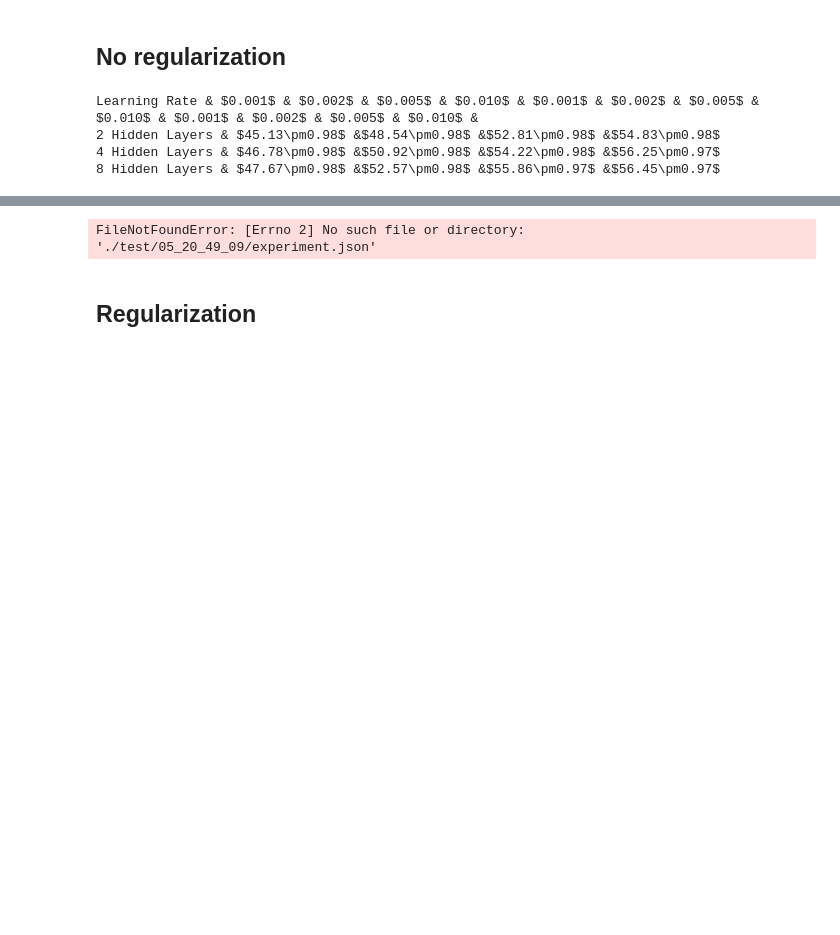
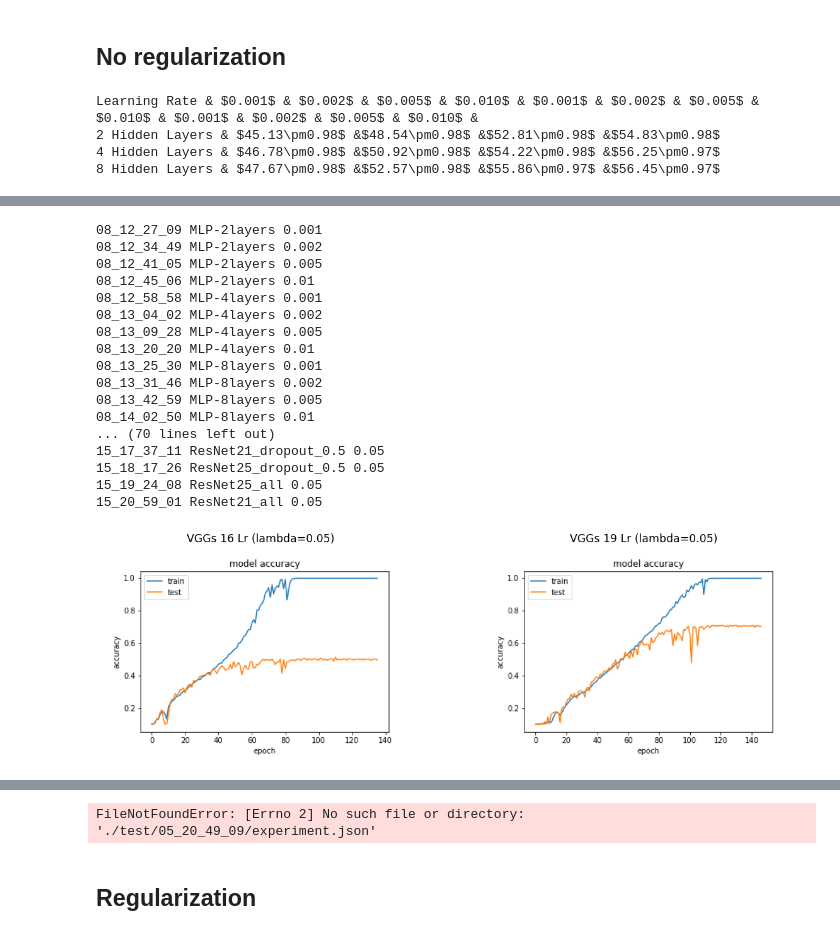
Before and after one commit to MiguelTaibo/MLLB-DL-Project, a Jupyter notebook: 4_1_MLPgraphs.ipynb, the cells around one changed output, grey strips where cells are left out. Drawn from its saved outputs; the diff is of its cells as text; code cells hidden in the pictures; blank space fills up the shorter version.

```diff
--- a/4_1_MLPgraphs.ipynb
+++ b/4_1_MLPgraphs.ipynb
@@ -16,9 +16,9 @@ def checkJson(json, name=None, initial_lr=None, dropout=None, l2_reg=None, batch
         return False
     if dropout is not None and json["dropout"]!=dropout:
         return False
-    if l2_reg is not None and json["l2_reg"]!=name:
+    if l2_reg is not None and json["l2_reg"]!=l2_reg:
         return False
-    if batch_norm is not None and json["batch_norm"]!=name:
+    if batch_norm is not None and json["batch_norm"]!=batch_norm:
         return False
     if data_aug is not None and json["data_aug"]!=data_aug:
         return False
@@ -70,7 +70,7 @@ Learning Rate & $0.001$ & $0.002$ & $0.005$ & $0.010$ & $0.001$ & $0.002$ & $0.0
 4 Hidden Layers & $46.78\pm0.98$ &$50.92\pm0.98$ &$54.22\pm0.98$ &$56.25\pm0.97$
 8 Hidden Layers & $47.67\pm0.98$ &$52.57\pm0.98$ &$55.86\pm0.97$ &$56.45\pm0.97$
 # %%
-name_experiments=["VGG16","VGG19"]
+name_experiments=["ResNet21","ResNet25"]
 info =""
 for name_experiment in name_experiments:
     for subdir, dirs, files in os.walk(rootdir):
@@ -102,0 +103,41 @@ VGG19_all 79.07 \pm 0.80
+# %%
+fig, axs = plt.subplots(1, 2,figsize=(20,16))
+
+
+for ax in axs:
+    #for a in ax:
+    ax.set_axis_off()
+
+for subdir, dirs, files in os.walk(rootdir):
+    for dir in sorted(dirs):
+        if (dir!=".ipynb_checkpoints") and os.path.exists(rootdir+dir+"/experiment.json"):
+            f = open(rootdir+dir+"/experiment.json")
+            data = json.load(f)
+            print(dir,data["parameters"]["name_model"], data["parameters"]["initial_lr"])
+            if checkJson(data["parameters"], name="VGG16_initial_lr_5e-2", initial_lr=0.05):
+                img = mpimg.imread(rootdir+dir+"/accuracy.png")
+                axs[0].set_title("VGGs 16 Lr (lambda=0.05)", fontsize="xx-large")
+                axs[0].imshow(img)
+            if checkJson(data["parameters"], name="VGG19_initial_lr_5e-2", initial_lr=0.05):
+                img = mpimg.imread(rootdir+dir+"/accuracy.png")
+                axs[1].set_title("VGGs 19 Lr (lambda=0.05)", fontsize="xx-large")
+                axs[1].imshow(img)
+# %% [output]
+08_12_27_09 MLP-2layers 0.001
+08_12_34_49 MLP-2layers 0.002
+08_12_41_05 MLP-2layers 0.005
+08_12_45_06 MLP-2layers 0.01
+08_12_58_58 MLP-4layers 0.001
+08_13_04_02 MLP-4layers 0.002
+08_13_09_28 MLP-4layers 0.005
+08_13_20_20 MLP-4layers 0.01
+08_13_25_30 MLP-8layers 0.001
+08_13_31_46 MLP-8layers 0.002
+08_13_42_59 MLP-8layers 0.005
+08_14_02_50 MLP-8layers 0.01
+... (70 lines left out)
+15_17_37_11 ResNet21_dropout_0.5 0.05
+15_18_17_26 ResNet25_dropout_0.5 0.05
+15_19_24_08 ResNet25_all 0.05
+15_20_59_01 ResNet21_all 0.05
+[figure, added]
```
Also changed, not shown: parts of 2 cells of this notebook, 30 other files.
